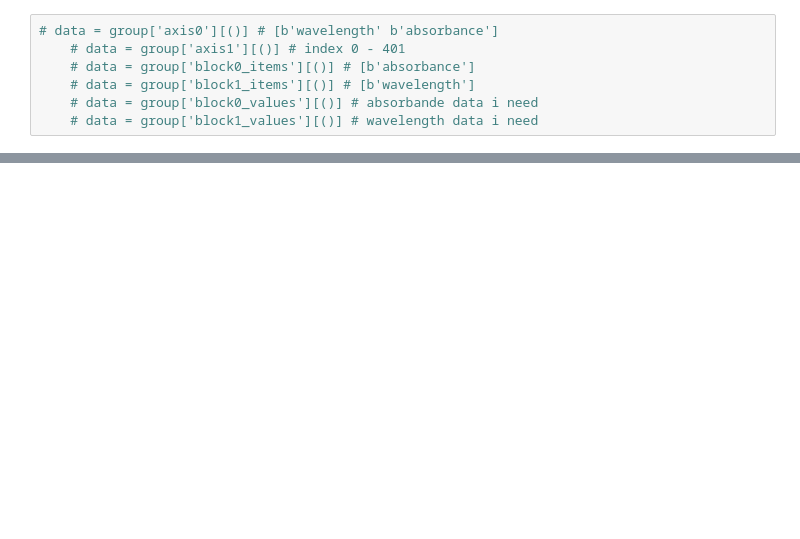
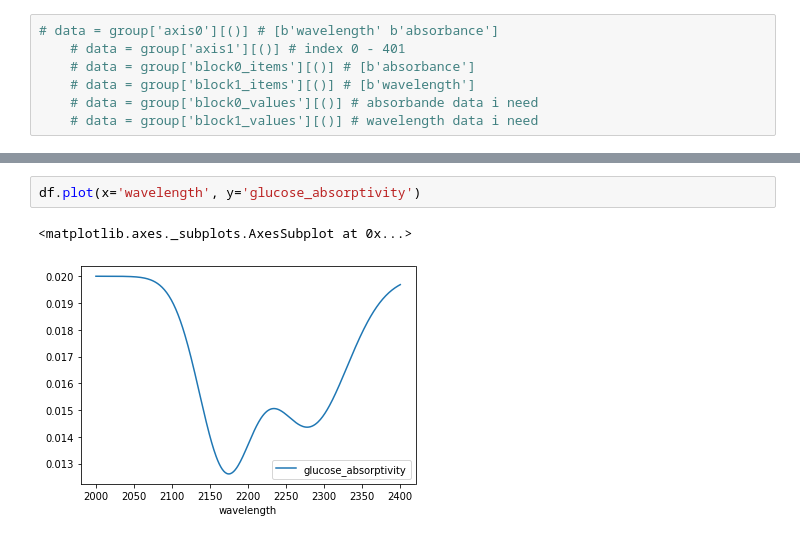
Before and after one commit to tiskutis/Brolis, a Jupyter notebook: Chemometrics.ipynb, the cells around one changed output, grey strips where cells are left out. Cells and saved outputs as stored; diff of their text form; blank space fills up the shorter version.

```diff
--- a/Chemometrics.ipynb
+++ b/Chemometrics.ipynb
@@ -98,0 +100,5 @@ df.plot(x='Wavelength', y='Absorbance c=0.12')
+# %%
+df.plot(x='wavelength', y='glucose_absorptivity')
+# %% [output]
+<matplotlib.axes._subplots.AxesSubplot at 0x...>
+[figure, added]
```
Also changed, not shown: parts of 8 cells of this notebook.
